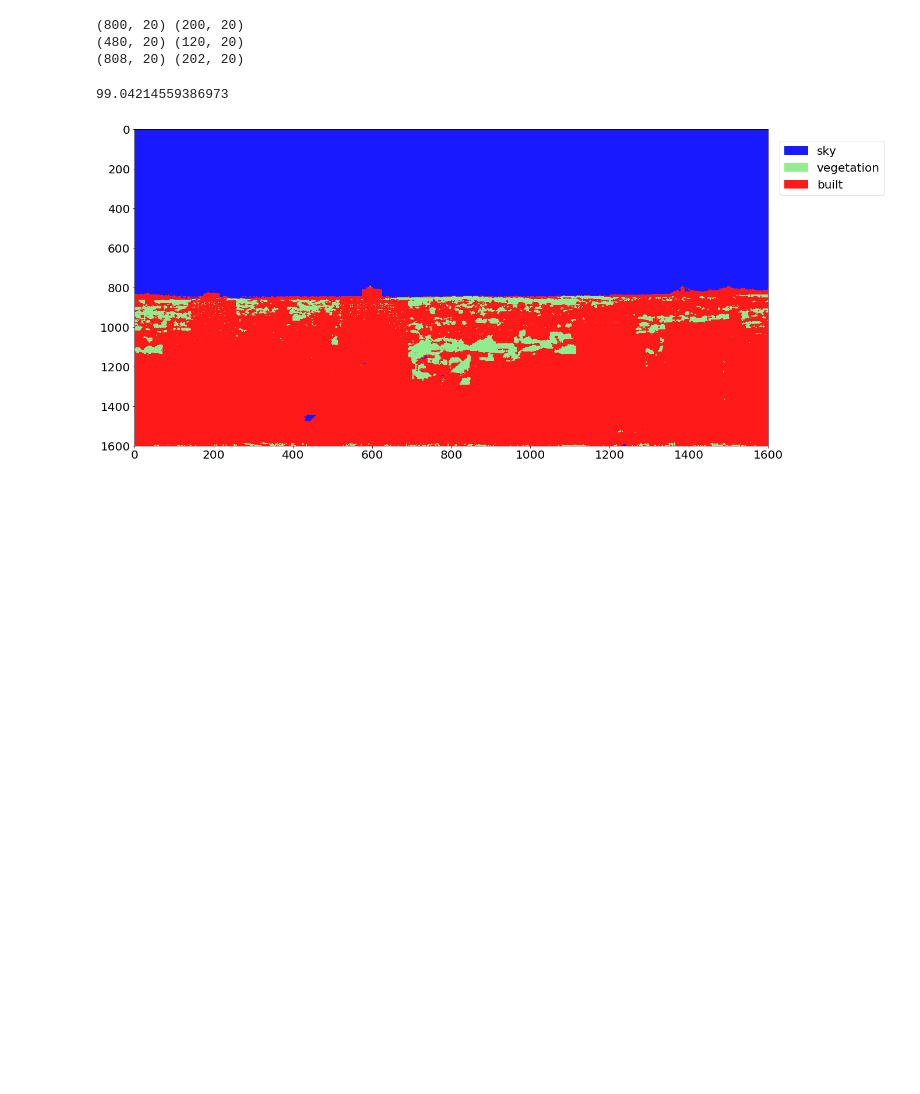
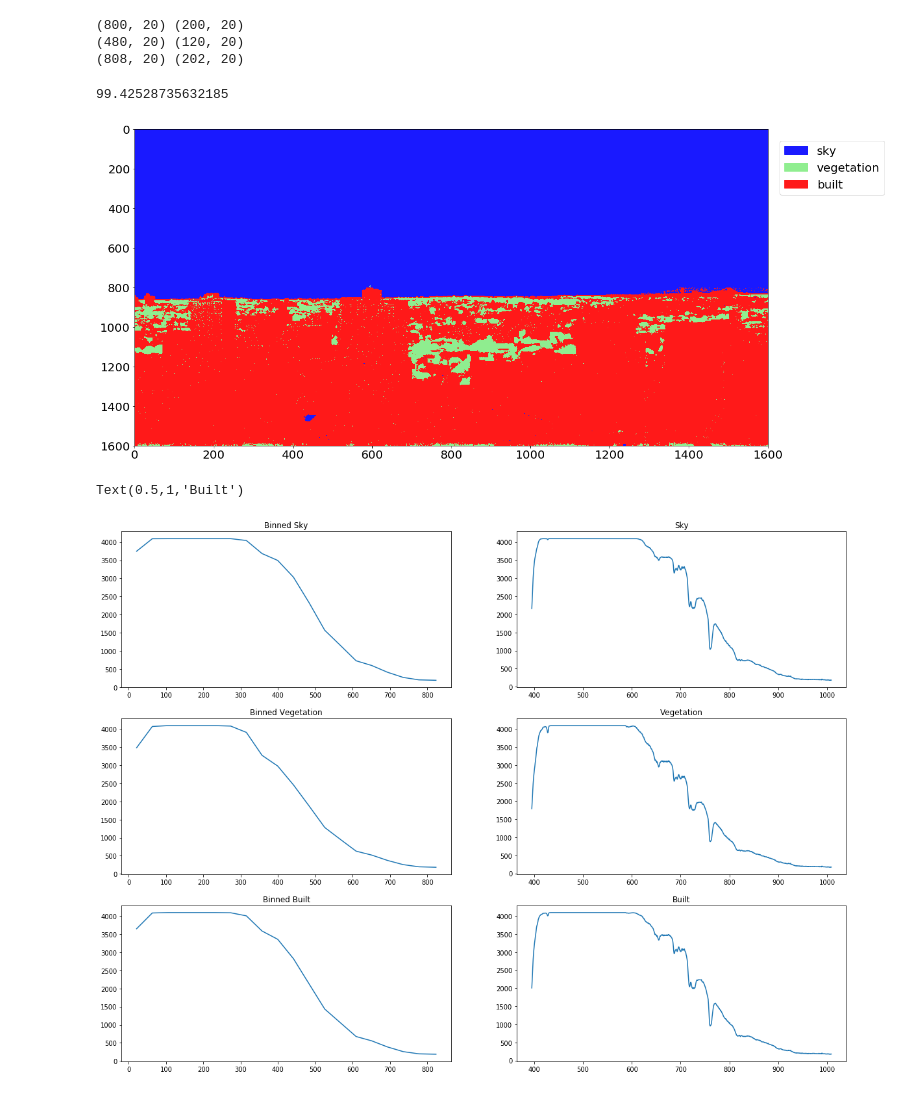
Before and after one commit to faridqamar/uo_vegetation, a Jupyter notebook: veg_pix_classify.ipynb, the cells around one changed output. Drawn from its saved outputs; the diff is of its cells as text; code cells hidden in the pictures; blank space fills up the shorter version.

Commit message:
plot decision tree model results

```diff
--- a/veg_pix_classify.ipynb
+++ b/veg_pix_classify.ipynb
@@ -157,7 +157,7 @@ print(cube_reshaped.shape)
 num_of_bins = 20
 bin_ind = []
 
-for i in range(0, num_of_bins + 1):
+for i in range(0, num_of_bins):
     low_ind = int(i*int(cube_sub.shape[0]/num_of_bins))
     upp_ind = int(low_ind + int(cube_sub.shape[0]/num_of_bins))
     bin_ind.append([low_ind, upp_ind])
@@ -285,11 +285,11 @@ dTree = dt.fit(cube_train, cube_train_labels)
 testModel = dTree.predict(cube_test)
 
 comparison = np.equal(testModel, cube_test_labels)
-correct = np.where(comparison == True)
-accuracy = len(correct[0]) * 100 / len(comparison)
+correct = np.where(comparison == True)[0]
+accuracy = len(correct) * 100 / len(comparison)
 print(accuracy)
 # %% [output]
-99.04214559386973
+99.42528735632185
 # %%
 # classify entire binned cube
 
@@ -313,4 +313,34 @@ plt.imshow(arrayShow, aspect=0.5)
 plt.legend(handles=patches, bbox_to_anchor=(1,1), loc=2, borderaxespad=1.0, prop={'size':20})
 plt.show()
 # %% [output]
-[figure, old version]
+[figure, new version]
+# %%
+# plot avg specra for sky, vegetation and built
+
+dtree_sky_ind = np.where(predictCube_reshape == 0)[0]
+dtree_veg_ind = np.where(predictCube_reshape == 1)[0]
+dtree_built_ind = np.where(predictCube_reshape == 2)[0]
+
+avg_sky_binned_spectrum = cube_binned[dtree_sky_ind, :].mean(0)
+avg_sky_spectrum = cube_reshaped[dtree_sky_ind, :].mean(0)
+avg_veg_binned_spectrum = cube_binned[dtree_veg_ind, :].mean(0)
+avg_veg_spectrum = cube_reshaped[dtree_veg_ind, :].mean(0)
+avg_built_binned_spectrum = cube_binned[dtree_built_ind, :].mean(0)
+avg_built_spectrum = cube_reshaped[dtree_built_ind, :].mean(0)
+
+f, ((ax1, ax2), (ax3, ax4), (ax5, ax6)) = plt.subplots(3, 2, figsize = (20, 15))
+ax1.plot(np.array(bin_ind).mean(1), avg_sky_binned_spectrum)
+ax1.set_title('Binned Sky')
+ax2.plot(cube.waves, avg_sky_spectrum)
+ax2.set_title('Sky')
+ax3.plot(np.array(bin_ind).mean(1), avg_veg_binned_spectrum)
+ax3.set_title('Binned Vegetation')
+ax4.plot(cube.waves, avg_veg_spectrum)
+ax4.set_title('Vegetation')
+ax5.plot(np.array(bin_ind).mean(1), avg_built_binned_spectrum)
+ax5.set_title('Binned Built')
+ax6.plot(cube.waves, avg_built_spectrum)
+ax6.set_title('Built')
+# %% [output]
+Text(0.5,1,'Built')
+[figure, added]
```
